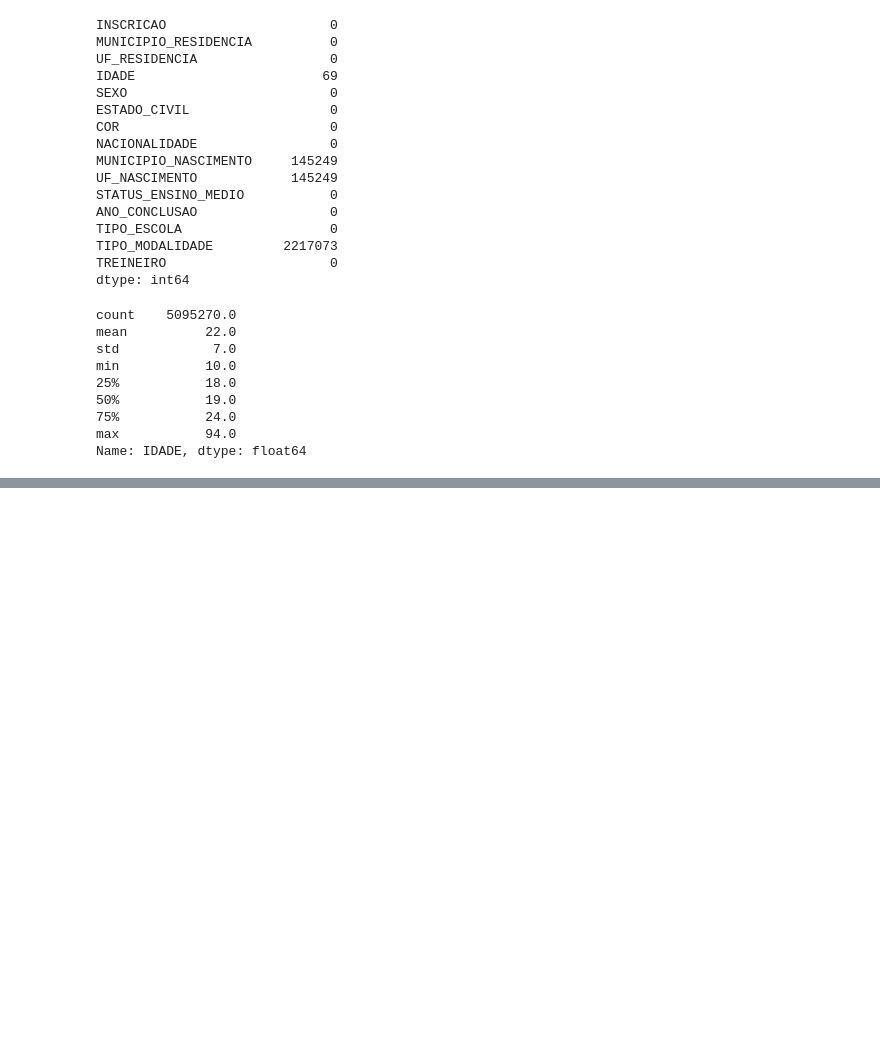
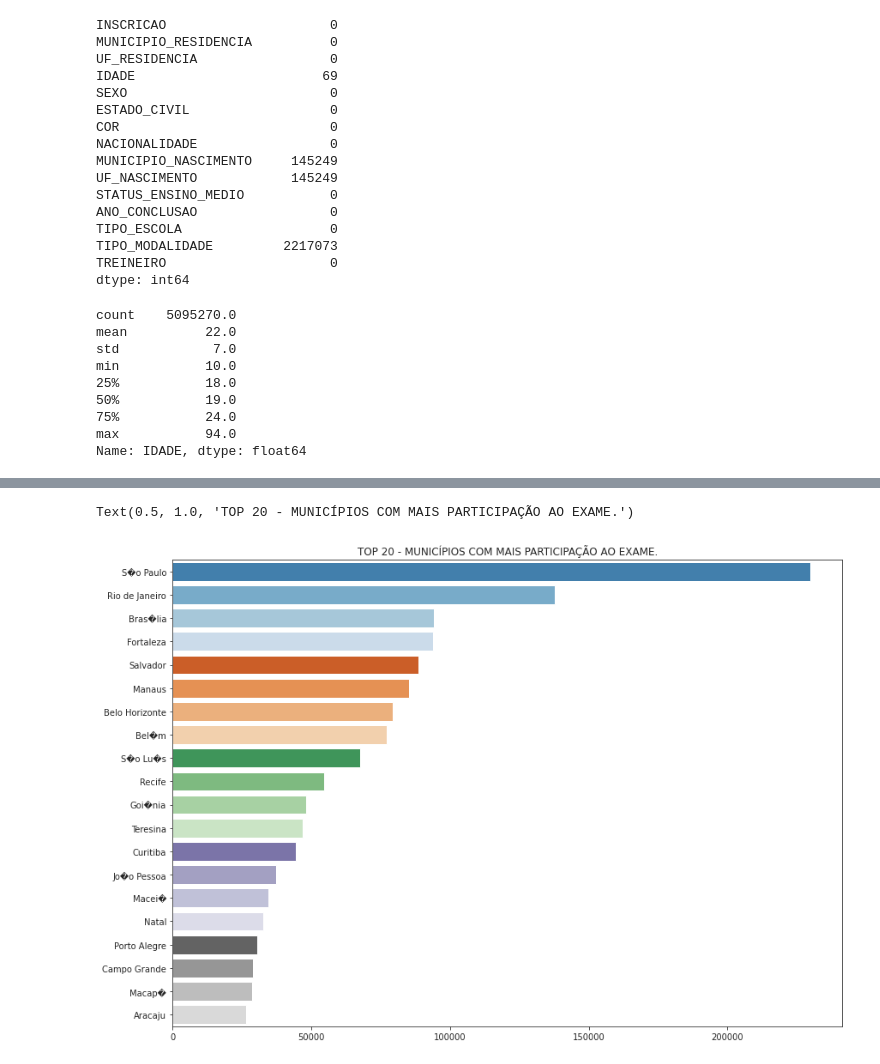
Before and after one commit to Alberto-Oliveira-Barbosa/analise_enem, a Jupyter notebook: Analise_Enem.ipynb, the cells around one changed output, grey strips where cells are left out. Saved outputs shown, nothing was run; the diff lists cells and outputs as text; code cells hidden in the pictures; blank space fills up the shorter version.

```diff
--- a/Analise_Enem.ipynb
+++ b/Analise_Enem.ipynb
@@ -819,0 +844,7 @@ Text(0.5, 1.0, 'Distribuição de Participantes por estado')
+# %%
+top = df_participantes['MUNICIPIO_RESIDENCIA'].value_counts(ascending=False).head(20)
+# sns.histplot(data=df_participantes, x="MUNICIPIO_RESIDENCIA",hue='SEXO',bins=35).set_title("Distribuição de Participantes por município")
+sns.barplot(x=top.values, y=top.index).set_title('TOP 20 - MUNICÍPIOS COM MAIS PARTICIPAÇÃO AO EXAME.')
+# %% [output]
+Text(0.5, 1.0, 'TOP 20 - MUNICÍPIOS COM MAIS PARTICIPAÇÃO AO EXAME.')
+[figure, added]
```
Also changed, not shown: parts of 20 cells of this notebook.
